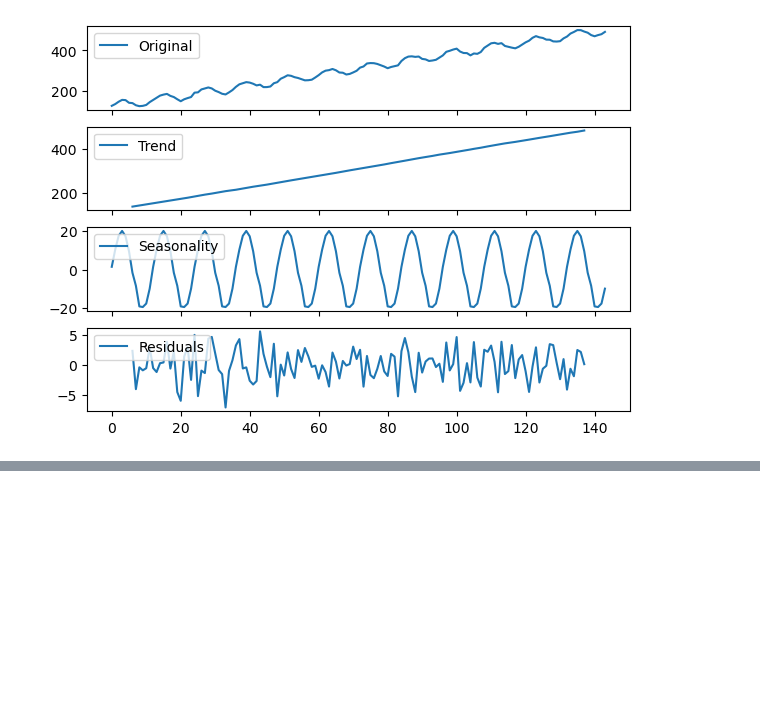
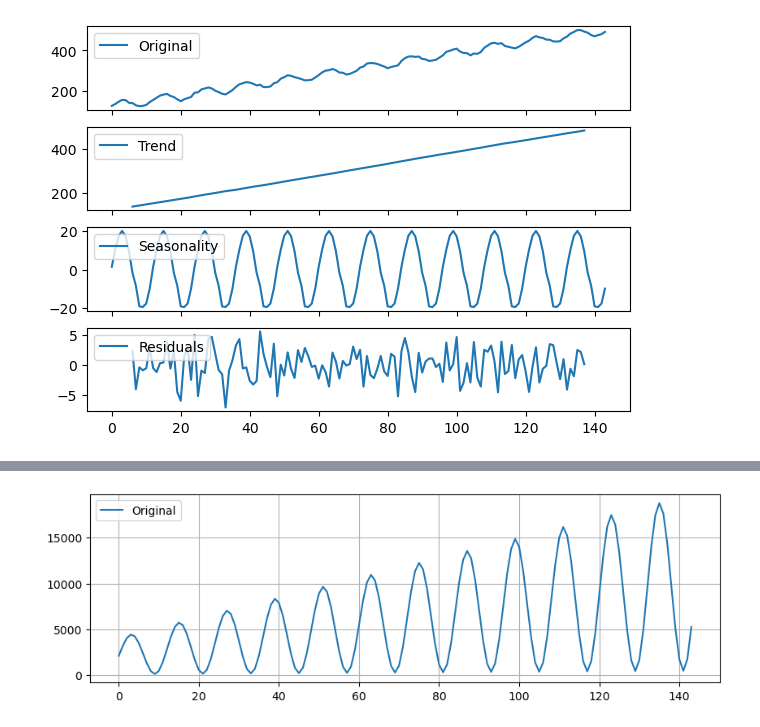
Before and after one commit to ramizMech/python-time-series-excercises, a Jupyter notebook: notebooks/Ex1.ipynb, the cells around one changed output, grey strips where cells are left out. Drawn from its saved outputs; the diff is of its cells as text; code cells hidden in the pictures; blank space fills up the shorter version.

Commit message:
ex1 multiplicative decomposition

```diff
--- a/notebooks/Ex1.ipynb
+++ b/notebooks/Ex1.ipynb
@@ -52,0 +66,11 @@ seas_decomp_plots(time_series,additive_decomposition )
+# %%
+multiplicative = trend * seasonal_12
+mult_decomposition = seasonal_decompose(x=multiplicative,model='multiplicative',period=12)
+# %%
+plt.figure(figsize=(10, 3))
+plt.plot(multiplicative, label='Original')
+
+plt.grid()
+plt.legend();
+# %% [output]
+[figure, added]
```
Also changed, not shown: parts of 3 cells of this notebook, 1 other file.
